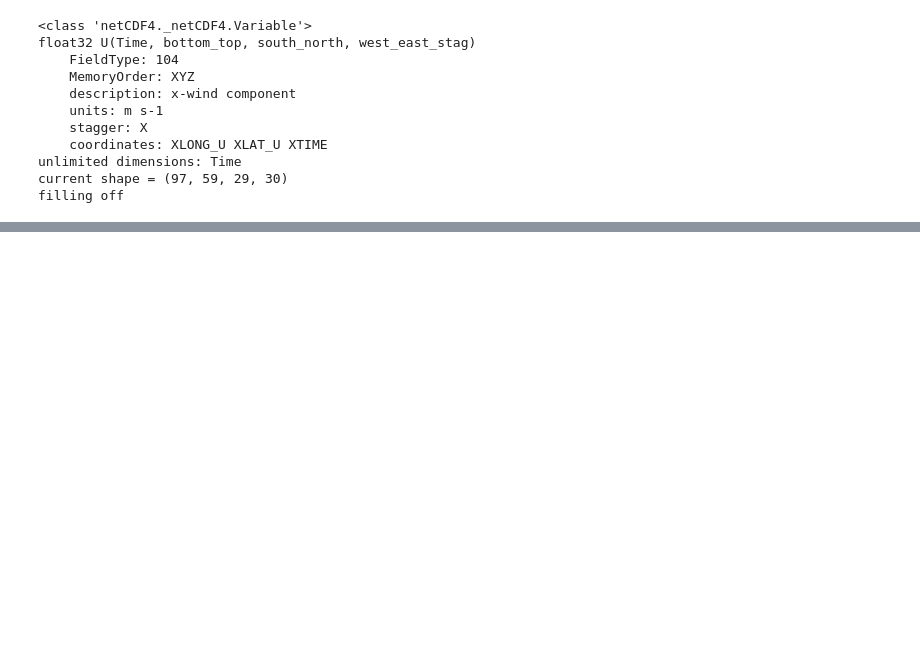
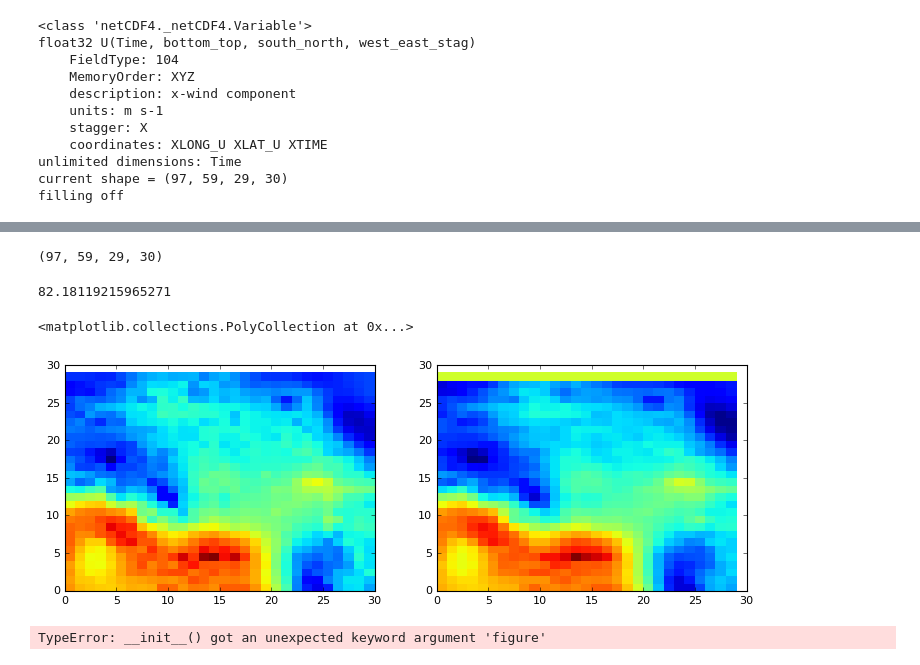
Before and after one commit to cpierard/capa_limite_WRF, a Jupyter notebook: Pruebas_netCDF4.ipynb, the cells around one changed output, grey strips where cells are left out. Drawn from its saved outputs; the diff is of its cells as text; code cells hidden in the pictures; blank space fills up the shorter version.

```diff
--- a/Pruebas_netCDF4.ipynb
+++ b/Pruebas_netCDF4.ipynb
@@ -165,0 +279,23 @@ def compute_Richardson(T_s, θ, Z, u, v):
+# %%
+np.zeros((97, 59, 29, 30)).shape
+# %% [output]
+(97, 59, 29, 30)
+# %%
+'''
+    No sirve.
+'''
+def u_interpolate(XLONG, XLONG_U, U):
+
+    tf, h, y, x = U.shape
+
+    U_intep = np.zeros((tf, h, y, x-1), np.float32)
+
+    #U_intep = np.zeros_like(U)
+
+    for t in range(0,tf-1):
+        for z in range(0, h-1):
+            for i in range(0, y-1):
+
+                U_intep[t, z, i, :] = np.interp(XLONG[t, i, :], XLONG_U[t, i, :], U[t, z, i, :])
+
+    return U_intep
@@ -165,0 +306,25 @@ def compute_Richardson(T_s, θ, Z, u, v):
+# %%
+import time
+
+start = time.time()
+u_interpol = u_interpolate(xlong, xlong_u, u)
+end = time.time()
+print(end - start)
+# %% [output]
+82.18119215965271
+# %%
+h = 0
+fig = plt.figure(figsize=(11,8))
+ax1 = fig.add_subplot(221)
+ax1.pcolor(u[0,h, :, :])
+
+ax2 = fig.add_subplot(222)
+ax2.pcolor(u_interpol[0,h, :, :])
+# %% [output]
+<matplotlib.collections.PolyCollection at 0x...>
+[figure, added]
+# %%
+plt.figure(figure=(2,1))
+plt.pcolor(u[0, 0, :, :])
+# %% [output]
+TypeError: __init__() got an unexpected keyword argument 'figure'
```
Also changed, not shown: parts of 46 cells of this notebook.
